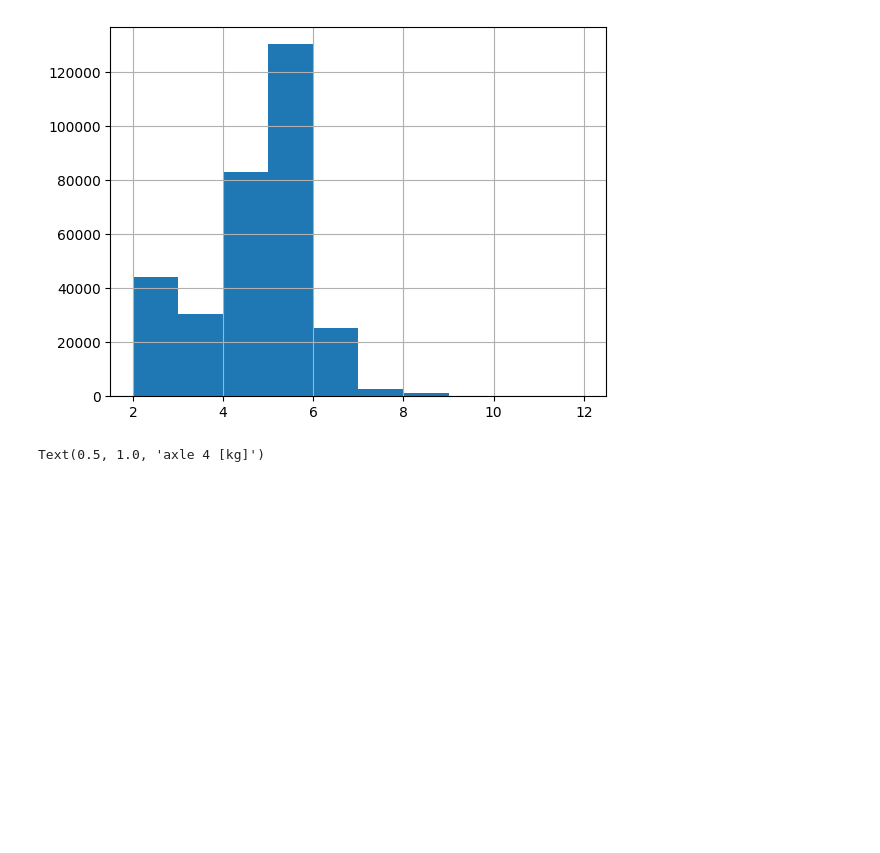
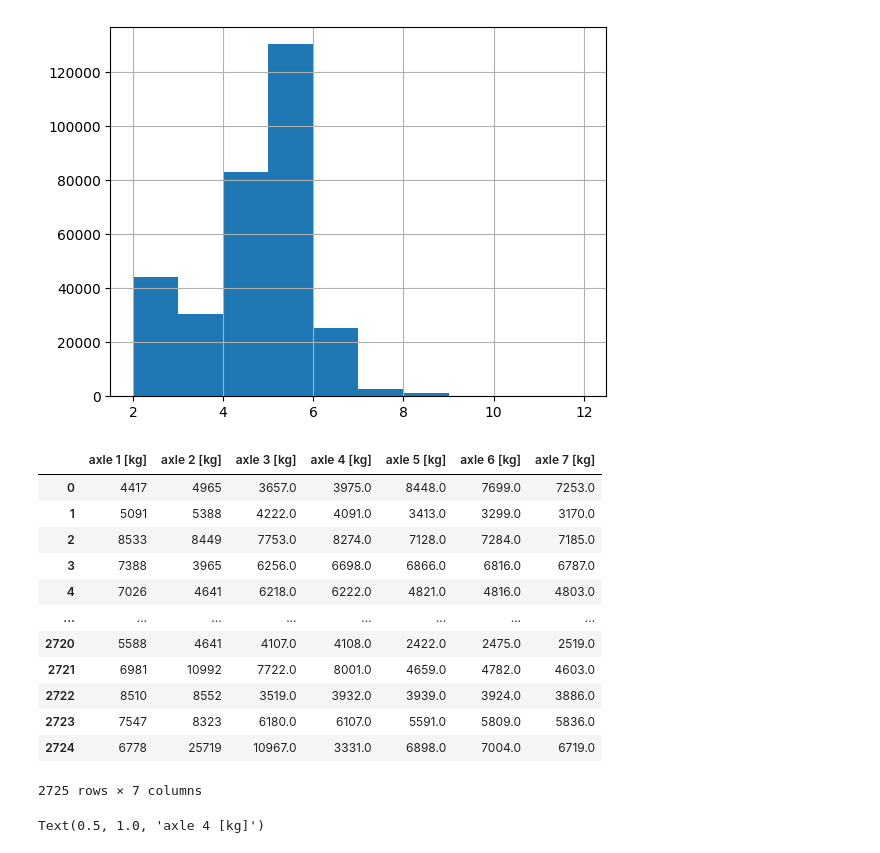
Before and after one commit to agrooten/MORE, a Jupyter notebook: WIM_data/WIM_data_NL.ipynb, the cells around one changed output. Saved outputs shown, nothing was run; the diff lists cells and outputs as text; code cells hidden in the pictures; blank space fills up the shorter version.

```diff
--- a/WIM_data/WIM_data_NL.ipynb
+++ b/WIM_data/WIM_data_NL.ipynb
@@ -226,6 +226,23 @@ for i in range(min(data['number_of_axles']), max(data['number_of_axles']) + 1):
 
     # Filter the data for the specific number of axles and only keep valid columns
     axles_data[i] = data[data['number_of_axles'] == i][valid_columns]
+# %%
+axles_data[9]
+axles_data[7].reset_index(drop=True)
+# %% [output]
+|  | axle 1 [kg] | axle 2 [kg] | axle 3 [kg] | axle 4 [kg] | axle 5 [kg] | axle 6 [kg] | axle 7 [kg] |
+| 0 | 4417 | 4965 | 3657.0 | 3975.0 | 8448.0 | 7699.0 | 7253.0 |
+| 1 | 5091 | 5388 | 4222.0 | 4091.0 | 3413.0 | 3299.0 | 3170.0 |
+| 2 | 8533 | 8449 | 7753.0 | 8274.0 | 7128.0 | 7284.0 | 7185.0 |
+| 3 | 7388 | 3965 | 6256.0 | 6698.0 | 6866.0 | 6816.0 | 6787.0 |
+| 4 | 7026 | 4641 | 6218.0 | 6222.0 | 4821.0 | 4816.0 | 4803.0 |
+| ... | ... | ... | ... | ... | ... | ... | ... |
+| 2720 | 5588 | 4641 | 4107.0 | 4108.0 | 2422.0 | 2475.0 | 2519.0 |
+| 2721 | 6981 | 10992 | 7722.0 | 8001.0 | 4659.0 | 4782.0 | 4603.0 |
+| 2722 | 8510 | 8552 | 3519.0 | 3932.0 | 3939.0 | 3924.0 | 3886.0 |
+| 2723 | 7547 | 8323 | 6180.0 | 6107.0 | 5591.0 | 5809.0 | 5836.0 |
+| 2724 | 6778 | 25719 | 10967.0 | 3331.0 | 6898.0 | 7004.0 | 6719.0 |
+2725 rows × 7 columns
 # %%
 data.shape
 fig   = plt.figure( figsize = (20,10))
```
Also changed, not shown: parts of 1 cell of this notebook, 1 other file.
